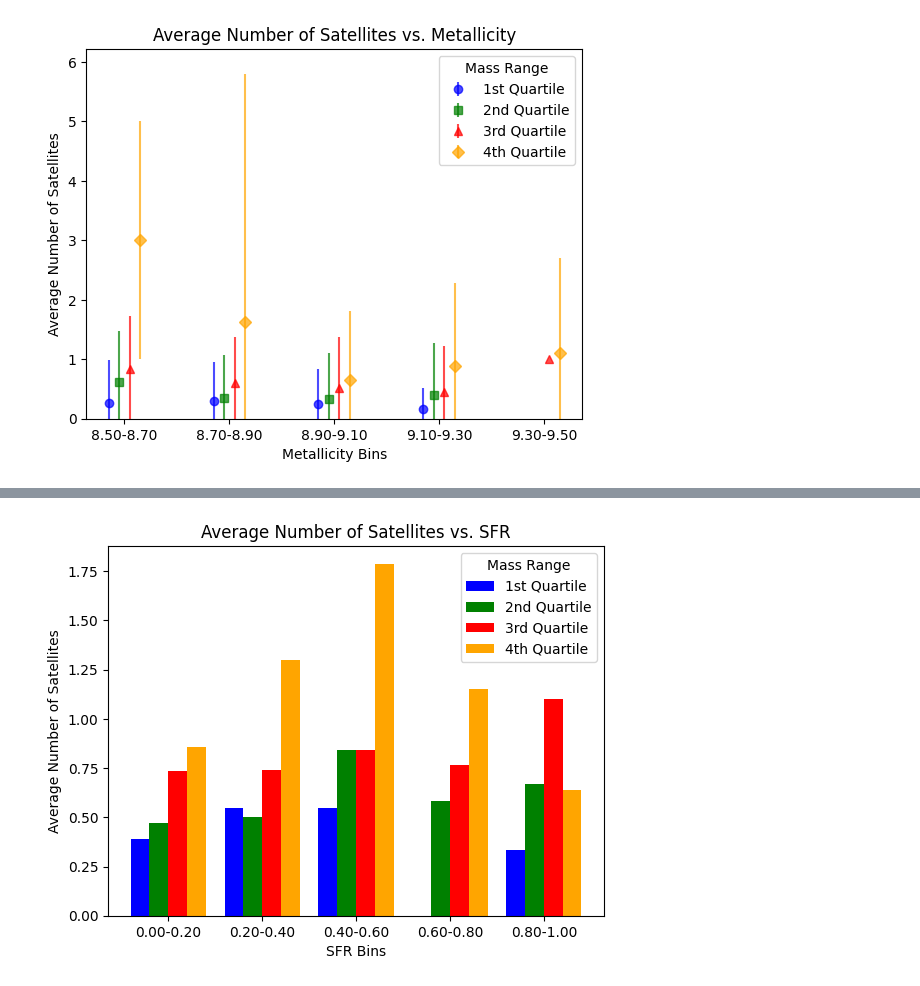
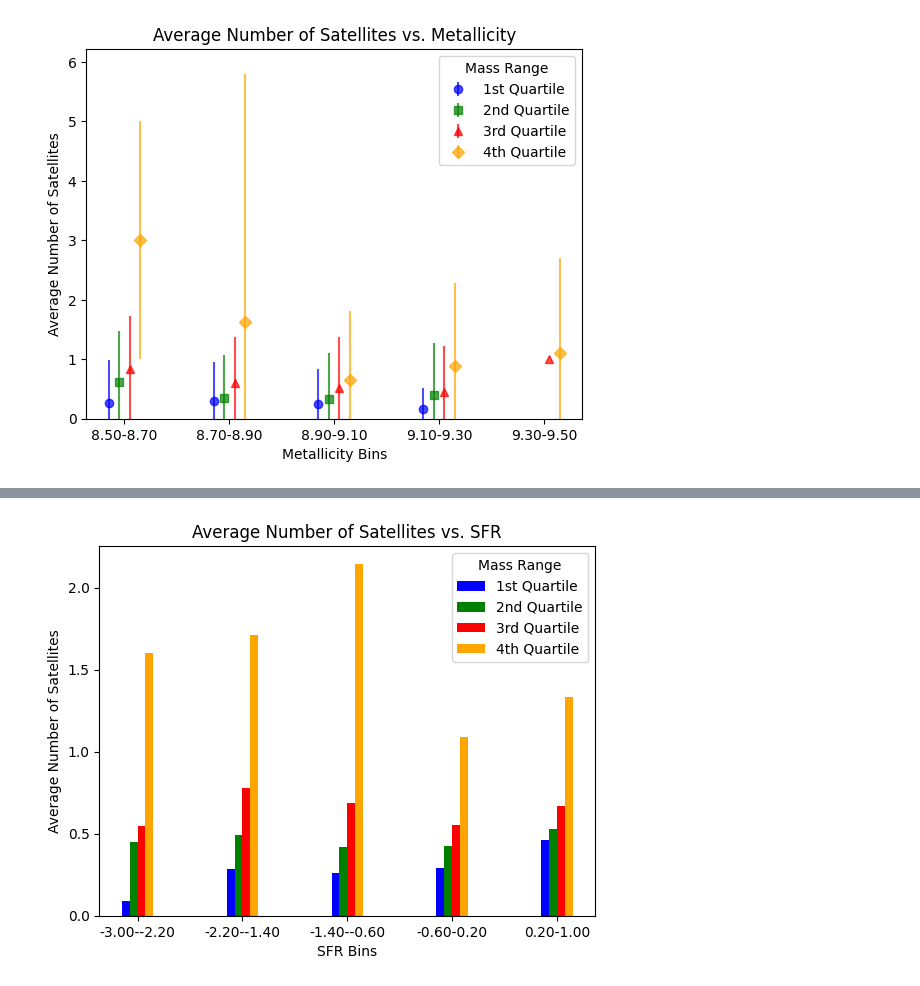
Before and after one commit to harishk30/DwarfGalaxyAnalysis, a Jupyter notebook: SAGAxCM.ipynb, the cells around one changed output, grey strips where cells are left out. Cells and saved outputs as stored; diff of their text form; code cells hidden in the pictures.

```diff
--- a/SAGAxCM.ipynb
+++ b/SAGAxCM.ipynb
@@ -532,11 +529,11 @@ plt.hist(list(hosts_comb['SFR']), bins = 10, range = (0, 1.3))
 # %%
 sfr = np.array(list(hosts_comb['SFR']))
-mask = (sfr >= 0) & (sfr <= 1)
+mask = (sfr >= -3) & (sfr <= 1)
 filtered_satellites_sfr = satellites[mask]
 filtered_sfr = sfr[mask]
 filtered_masses_sfr = masses[mask]
 # %%
-bins = np.linspace(0, 1, 6)
+bins = np.linspace(-3, 1, 6)
 digitized = np.digitize(filtered_sfr, bins)
 average_satellites = [filtered_satellites_sfr[digitized == i].mean() if len(filtered_satellites_sfr[digitized == i]) > 0 else 0 for i in range(1, len(bins))]
 # %%
@@ -547,38 +544,38 @@ colors = ['blue', 'green', 'red', 'orange']
 # %%
 fig, ax = plt.subplots()
 
-bar_width = 0.04
+bar_width = 0.06
 offset = -1.5 * bar_width
 i = 0
 for mass_range, color, label in zip(mass_ranges, colors, mass_labels):
     x = mass_range[0]
     if(i == 0):
       x = -np.inf
       i += 1
     mass_mask = (filtered_masses_sfr >= x) & (filtered_masses_sfr < mass_range[1])
     filtered_satellites_mass = filtered_satellites_sfr[mass_mask]
     filtered_sfr_mass = filtered_sfr[mass_mask]
 
     digitized_mass = np.digitize(filtered_sfr_mass, bins)
     average_satellites_mass = [filtered_satellites_mass[digitized_mass == i].mean() if len(filtered_satellites_mass[digitized_mass == i]) > 0 else 0 for i in range(1, len(bins))]
 
     bin_centers = (bins[:-1] + bins[1:]) / 2
 
     ax.bar(bin_centers + offset, average_satellites_mass, width=bar_width, color=color, align='center', label=label)
     offset += bar_width
 
 ax.set_xlabel('SFR Bins')
 ax.set_ylabel('Average Number of Satellites')
 ax.set_title('Average Number of Satellites vs. SFR')
 ax.legend(title='Mass Range')
 
 bin_labels = [f'{bins[i]:.2f}-{bins[i+1]:.2f}' for i in range(len(bins)-1)]
 ax.set_xticks(bin_centers)
 ax.set_xticklabels(bin_labels)
 
 plt.show()
 # %% [output]
-[figure, old version]
+[figure, new version]
 # %%
 fig, ax = plt.subplots()
 
```
Also changed, not shown: parts of 6 cells of this notebook.
